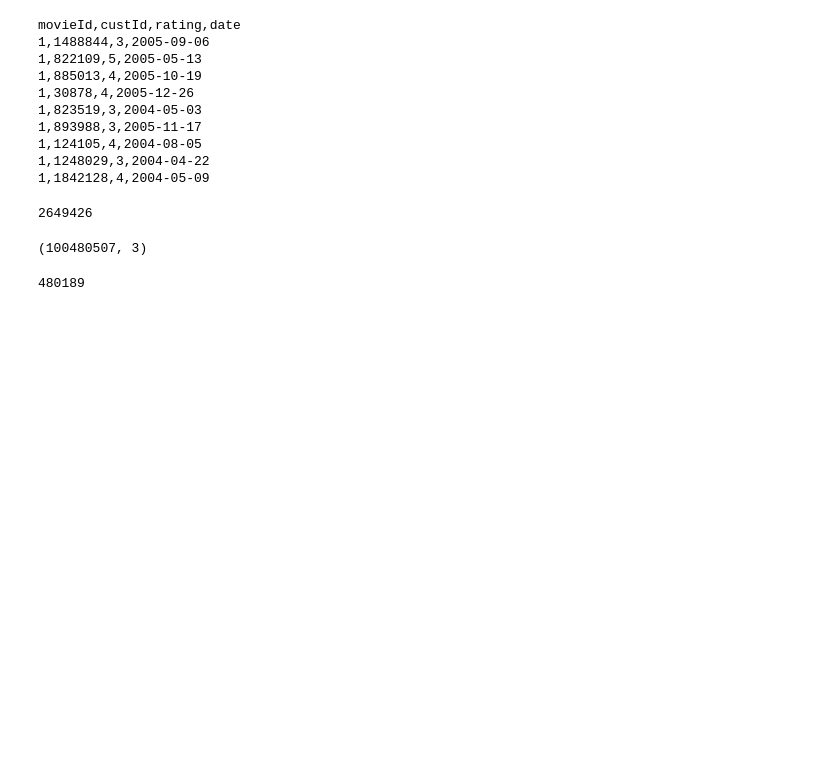
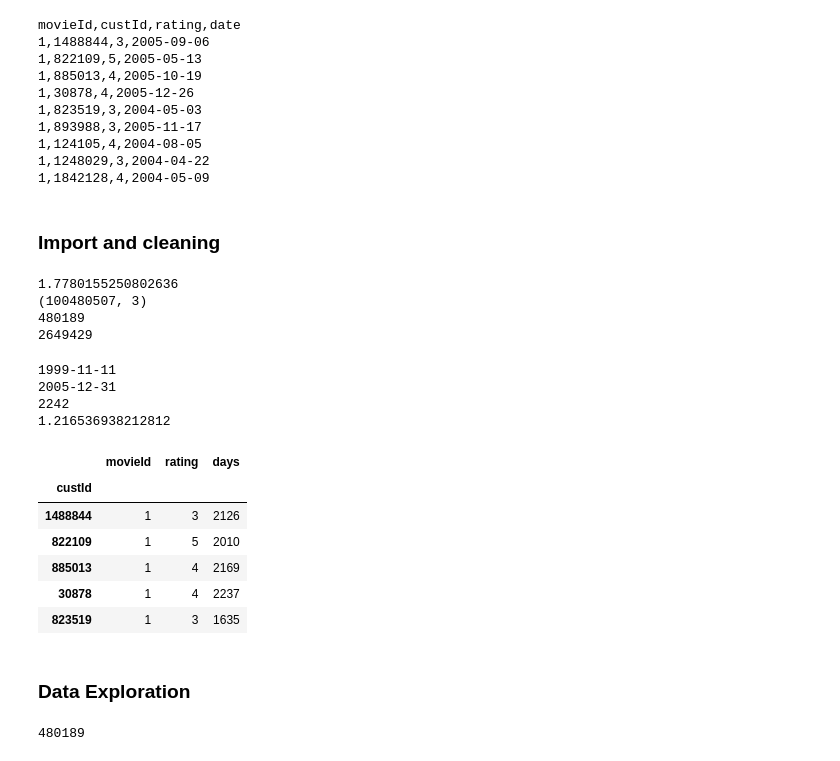
Before and after one commit to VincentHenric/IASD_privacy, a Jupyter notebook: privacy_project.ipynb, the cells around one changed output. Drawn from its saved outputs; the diff is of its cells as text; code cells hidden in the pictures; blank space fills up the shorter version.

```diff
--- a/privacy_project.ipynb
+++ b/privacy_project.ipynb
@@ -51,20 +69,51 @@ movieId,custId,rating,date
 1,124105,4,2004-08-05
 1,1248029,3,2004-04-22
 1,1842128,4,2004-05-09
+# %% [markdown]
+### Import and cleaning
 # %%
-df = pd.read_csv('ratings.csv', nrows = 100000, index_col = 1)
-# df = pd.read_csv('ratings.csv', index_col = 1)
+# df = pd.read_csv('ratings.csv', nrows = 100000, index_col = 1, dtype={'movieId':np.int16, 'custId':np.int32, 'rating':np.int8, 'date':'object'})
+df = pd.read_csv('ratings.csv', index_col = 1, dtype={'movieId':np.int16, 'custId':np.int32, 'rating':np.int8, 'date':'object'}, na_filter=False)
+# df = pd.read_csv('ratings.csv')
 
+print(df.memory_usage().sum()/1024**3)
 # iter_csv = pd.read_csv('file.csv', iterator=True, chunksize=1000)
 # df = pd.concat([chunk[chunk['field'] > constant] for chunk in iter_csv]
+
+print(df.shape)
+print(len(set(df.index)))
+print(df.index.max())
+# %% [output]
+1.7780155250802636
+(100480507, 3)
+480189
+2649429
-# %%
-df.index.max()
-# %% [output]
-2649426
-# %%
-df.shape
-# %% [output]
-(100480507, 3)
+# %%
+print(df['date'].min())
+print(df['date'].max())
+MIN_DATE = '1999-11-11'
+MAX_DATE = '2005-12-31'
+print((pd.to_datetime(MAX_DATE) - pd.to_datetime(MIN_DATE)).days)
+
+df['days'] = ((pd.to_datetime(df['date']) - pd.to_datetime(MIN_DATE)).dt.days).astype(np.int16)
+df = df.drop('date', axis=1)
+# df.index = df.index.astype(np.int32)
+print(df.memory_usage().sum()/1024**3)
+df.head()
+# %% [output]
+1999-11-11
+2005-12-31
+2242
+1.216536938212812
+|  | movieId | rating | days |
+| custId |  |  |  |
+| 1488844 | 1 | 3 | 2126 |
+| 822109 | 1 | 5 | 2010 |
+| 885013 | 1 | 4 | 2169 |
+| 30878 | 1 | 4 | 2237 |
+| 823519 | 1 | 3 | 1635 |
+# %% [markdown]
+### Data Exploration
 # %%
 indices = df.index.value_counts()
 # %%
```
Also changed, not shown: parts of 17 cells of this notebook, 7 other files.
